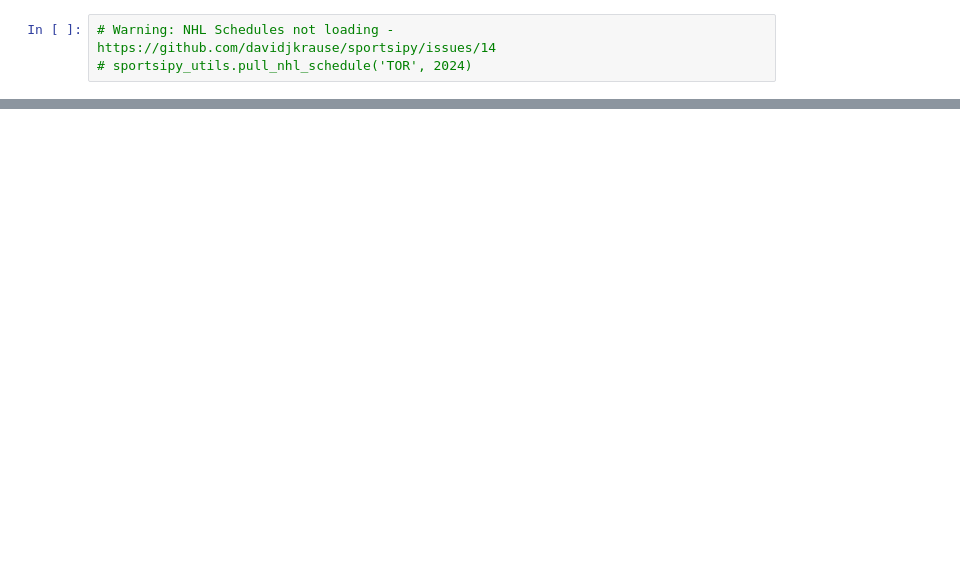
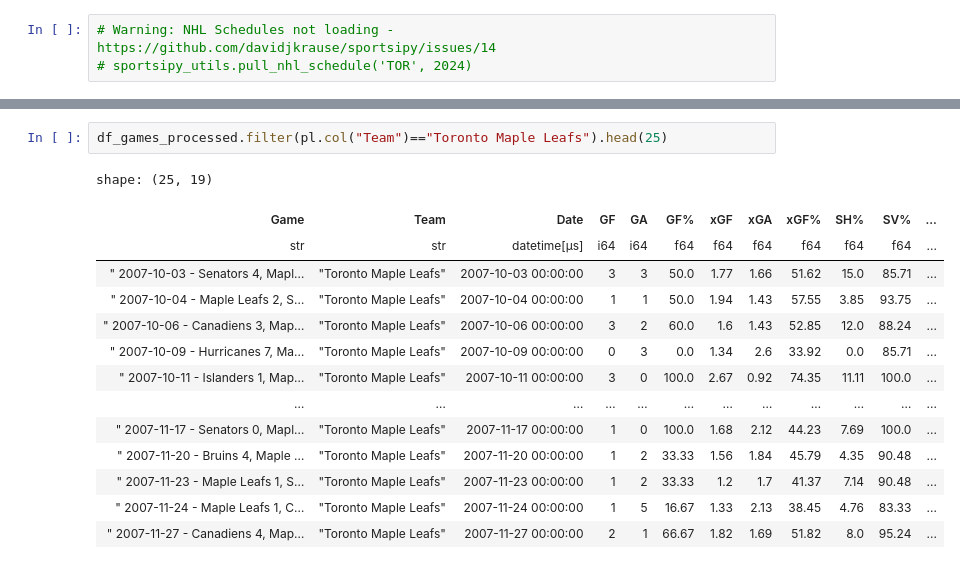
Before and after one commit to hLuo27/projects, a Jupyter notebook: notebooks/2025-09-13 NHL Trap Games.ipynb, the cells around one changed output, grey strips where cells are left out. Saved outputs shown, nothing was run; the diff lists cells and outputs as text; blank space fills up the shorter version.

```diff
--- a/notebooks/2025-09-13 NHL Trap Games.ipynb
+++ b/notebooks/2025-09-13 NHL Trap Games.ipynb
@@ -111,0 +124,17 @@ shape: (5, 11)
+# %%
+df_games_processed.filter(pl.col("Team")=="Toronto Maple Leafs").head(25)
+# %% [output]
+shape: (25, 19)
+| Game | Team | Date | GF | GA | GF% | xGF | xGA | xGF% | SH% | SV% | ... |
+| str | str | datetime[μs] | i64 | i64 | f64 | f64 | f64 | f64 | f64 | f64 | ... |
+| " 2007-10-03 - Senators 4, Mapl… | "Toronto Maple Leafs" | 2007-10-03 00:00:00 | 3 | 3 | 50.0 | 1.77 | 1.66 | 51.62 | 15.0 | 85.71 | ... |
+| " 2007-10-04 - Maple Leafs 2, S… | "Toronto Maple Leafs" | 2007-10-04 00:00:00 | 1 | 1 | 50.0 | 1.94 | 1.43 | 57.55 | 3.85 | 93.75 | ... |
+| " 2007-10-06 - Canadiens 3, Map… | "Toronto Maple Leafs" | 2007-10-06 00:00:00 | 3 | 2 | 60.0 | 1.6 | 1.43 | 52.85 | 12.0 | 88.24 | ... |
+| " 2007-10-09 - Hurricanes 7, Ma… | "Toronto Maple Leafs" | 2007-10-09 00:00:00 | 0 | 3 | 0.0 | 1.34 | 2.6 | 33.92 | 0.0 | 85.71 | ... |
+| " 2007-10-11 - Islanders 1, Map… | "Toronto Maple Leafs" | 2007-10-11 00:00:00 | 3 | 0 | 100.0 | 2.67 | 0.92 | 74.35 | 11.11 | 100.0 | ... |
+| … | … | … | … | … | … | … | … | … | … | … | ... |
+| " 2007-11-17 - Senators 0, Mapl… | "Toronto Maple Leafs" | 2007-11-17 00:00:00 | 1 | 0 | 100.0 | 1.68 | 2.12 | 44.23 | 7.69 | 100.0 | ... |
+| " 2007-11-20 - Bruins 4, Maple … | "Toronto Maple Leafs" | 2007-11-20 00:00:00 | 1 | 2 | 33.33 | 1.56 | 1.84 | 45.79 | 4.35 | 90.48 | ... |
+| " 2007-11-23 - Maple Leafs 1, S… | "Toronto Maple Leafs" | 2007-11-23 00:00:00 | 1 | 2 | 33.33 | 1.2 | 1.7 | 41.37 | 7.14 | 90.48 | ... |
+| " 2007-11-24 - Maple Leafs 1, C… | "Toronto Maple Leafs" | 2007-11-24 00:00:00 | 1 | 5 | 16.67 | 1.33 | 2.13 | 38.45 | 4.76 | 83.33 | ... |
+| " 2007-11-27 - Canadiens 4, Map… | "Toronto Maple Leafs" | 2007-11-27 00:00:00 | 2 | 1 | 66.67 | 1.82 | 1.69 | 51.82 | 8.0 | 95.24 | ... |
```
Also changed, not shown: parts of 8 cells of this notebook.
